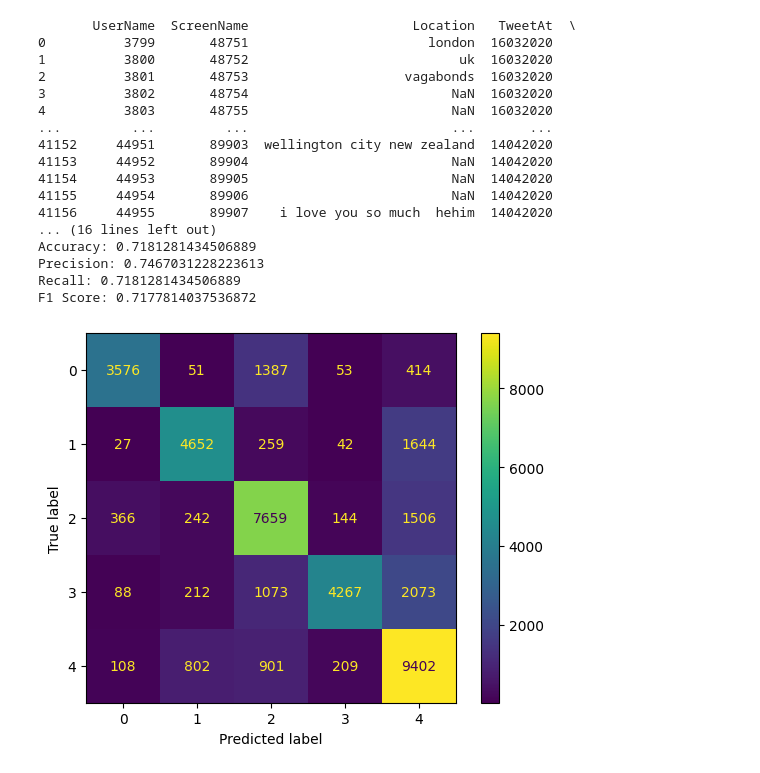
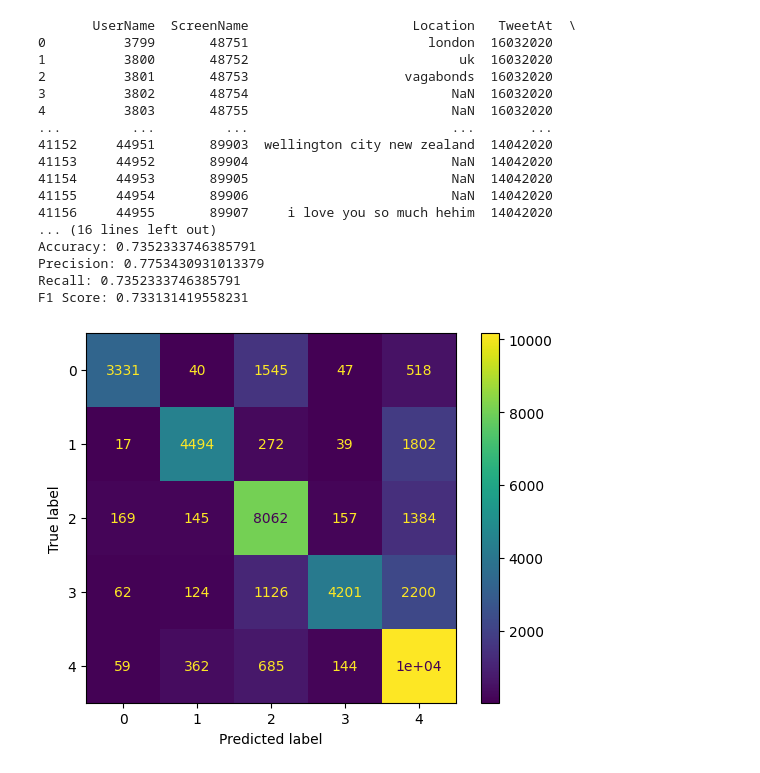
Before and after one commit to Aatif123-hub/undergrad-projects, a Jupyter notebook: David Newman/AI_Proj_Naive_Bayes.ipynb, the cells around one changed output. Cells and saved outputs as stored; diff of their text form; code cells hidden in the pictures.

Commit message:
Add files via upload
Cleaned code

```diff
--- a/David Newman/AI_Proj_Naive_Bayes.ipynb
+++ b/David Newman/AI_Proj_Naive_Bayes.ipynb
@@ -1,38 +1,25 @@
 # %%
 import pandas as pd
-import matplotlib.pyplot as plt
-import seaborn as sns
 import sklearn
-import warnings
 import re
 
-from sklearn.preprocessing import LabelEncoder
-from sklearn.impute import KNNImputer
-from sklearn.model_selection import train_test_split
-from sklearn.preprocessing import StandardScaler
-from sklearn.metrics import f1_score
-from sklearn.ensemble import RandomForestRegressor
-from sklearn.model_selection import cross_val_score
 from sklearn.feature_extraction.text import CountVectorizer
 from sklearn.naive_bayes import MultinomialNB
 from sklearn.metrics import f1_score, accuracy_score, classification_report, confusion_matrix, precision_score, recall_score
 from sklearn.metrics import ConfusionMatrixDisplay
 
-def remove_special_characters(text):
+def cleanData(text):
         # Remove special characters using regex
         text = re.sub(r"[^a-zA-Z0-9 ]+", "", str(text))
+        text = re.sub(r'http\S+', '', text)
+        text = re.sub(r'#\S+', '', text)
+        text = re.sub(r'@\S+', '', text)
+        text = re.sub(r'\s+', ' ', text)
         return text
-def remove_urls(text):
-       text = re.sub(r'http\S+', '', text)
-       text = re.sub(r'#\S+', '', text)
-       text = re.sub(r'@\S+', '', text)
-       text = re.sub(r'\s+', ' ', text)
-       return text
 
 df = pd.read_csv('https://raw.githubusercontent.com/dbnewman609/undergrad-projects/main/David%20Newman/covid%20tweets.csv', encoding='latin1')
 df = df.applymap(lambda x: x.lower() if type(x) == str else x)
-df = df.applymap(lambda x: remove_urls(x) if isinstance(x, str) else x)
-df = df.applymap(lambda x: remove_special_characters(x) if isinstance(x, str) else x)
+df = df.applymap(lambda x: cleanData(x) if isinstance(x, str) else x)
 
 
 print(df)
@@ -47,36 +34,36 @@ test_examples_vectorized = vectorizer.transform(test_examples)
 predictions = classifier.predict(test_examples_vectorized)
 print(predictions)
 
 accuracy = accuracy_score(df['Sentiment'], classifier.predict(X))
 precision = precision_score(df['Sentiment'], classifier.predict(X), average='weighted')
 recall = recall_score(df['Sentiment'], classifier.predict(X), average='weighted')
 f1 = f1_score(df['Sentiment'], classifier.predict(X), average='weighted')
 print(f"Accuracy: {accuracy}")
 print(f"Precision: {precision}")
 print(f"Recall: {recall}")
 print(f"F1 Score: {f1}")
 
 cm = confusion_matrix(df['Sentiment'], classifier.predict(X))
 
 disp = ConfusionMatrixDisplay(confusion_matrix=cm)
 disp.plot()
 plt.show()
 # %% [output]
        UserName  ScreenName                     Location   TweetAt  \
 0          3799       48751                       london  16032020
 1          3800       48752                           uk  16032020
 2          3801       48753                    vagabonds  16032020
 3          3802       48754                          NaN  16032020
 4          3803       48755                          NaN  16032020
 ...         ...         ...                          ...       ...
 41152     44951       89903  wellington city new zealand  14042020
 41153     44952       89904                          NaN  14042020
 41154     44953       89905                          NaN  14042020
 41155     44954       89906                          NaN  14042020
-41156     44955       89907    i love you so much  hehim  14042020
+41156     44955       89907     i love you so much hehim  14042020
 ... (16 lines left out)
-Accuracy: 0.7181281434506889
-Precision: 0.7467031228223613
-Recall: 0.7181281434506889
-F1 Score: 0.7177814037536872
+Accuracy: 0.7352333746385791
+Precision: 0.7753430931013379
+Recall: 0.7352333746385791
+F1 Score: 0.733131419558231
-[figure, old version]
+[figure, new version]
```
